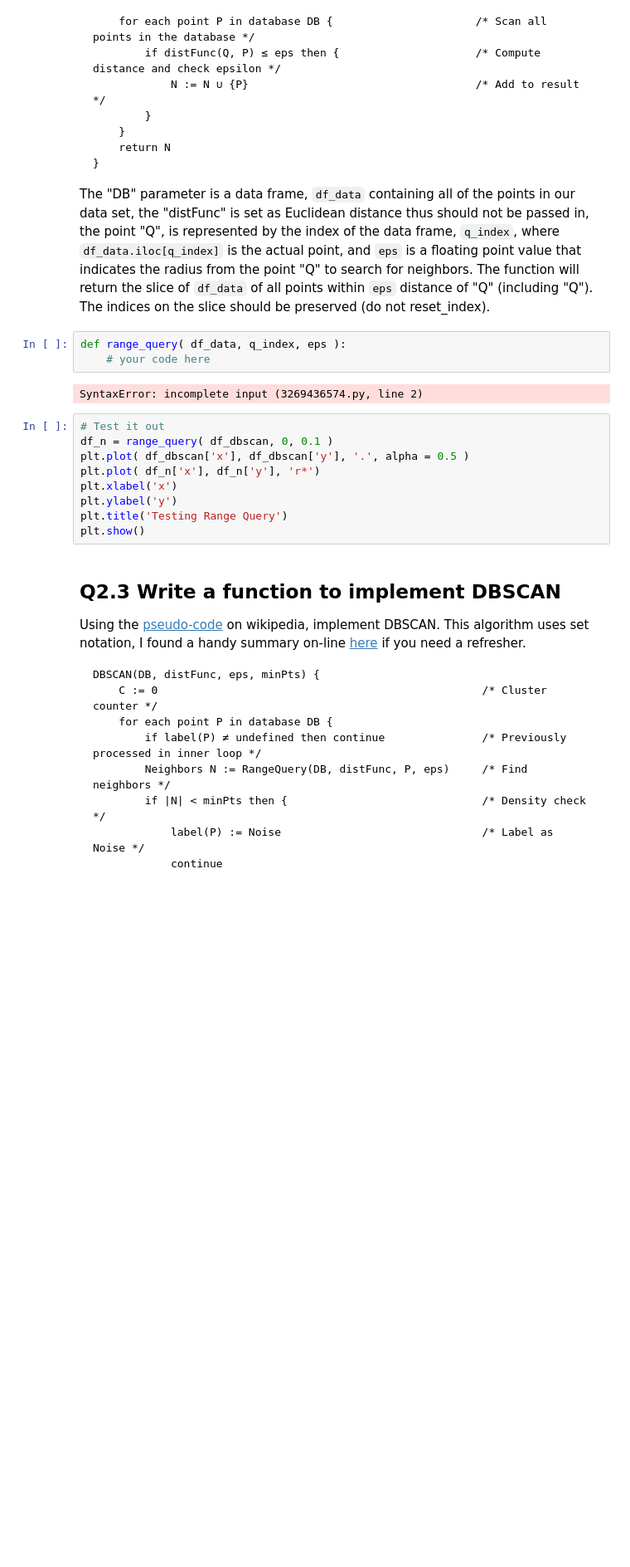
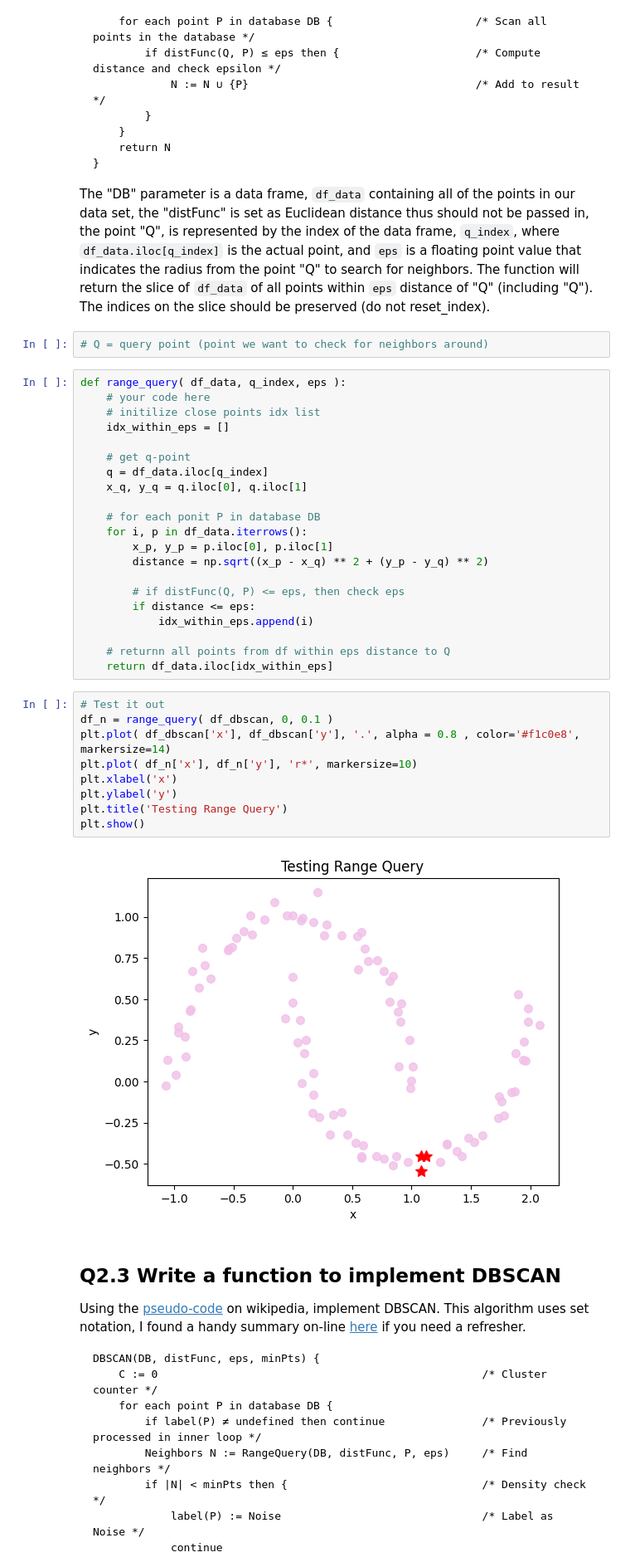
Before and after one commit to jack-mayberry/CS329E-Data-Analytics, a Jupyter notebook: Assignment 10/CS329E_HW10.ipynb, the cells around one changed output. Shown at 83% size. Cells and saved outputs as stored; diff of their text form; blank space fills up the shorter version.

````diff
--- a/Assignment 10/CS329E_HW10.ipynb
+++ b/Assignment 10/CS329E_HW10.ipynb
@@ -289,20 +289,40 @@ RangeQuery(DB, distFunc, Q, eps) {
 ```
 
 The "DB" parameter is a data frame, `df_data` containing all of the points in our data set, the "distFunc" is set as Euclidean distance thus should not be passed in, the point "Q", is represented by the index of the data frame, `q_index`, where `df_data.iloc[q_index]` is the actual point, and `eps` is a floating point value that indicates the radius from the point "Q" to search for neighbors.  The function will return the slice of `df_data` of all points within `eps` distance of "Q" (including "Q").  The indices on the slice should be preserved (do not reset_index).
-# %%
-def range_query( df_data, q_index, eps ):
-    # your code here
-# %% [output]
-SyntaxError: incomplete input (3269436574.py, line 2)
+# %%
+# Q = query point (point we want to check for neighbors around)
+# %%
+def range_query( df_data, q_index, eps ):
+    # your code here
+    # initilize close points idx list
+    idx_within_eps = []
+
+    # get q-point
+    q = df_data.iloc[q_index]
+    x_q, y_q = q.iloc[0], q.iloc[1]
+
+    # for each ponit P in database DB
+    for i, p in df_data.iterrows():
+        x_p, y_p = p.iloc[0], p.iloc[1]
+        distance = np.sqrt((x_p - x_q) ** 2 + (y_p - y_q) ** 2)
+
+        # if distFunc(Q, P) <= eps, then check eps
+        if distance <= eps:
+            idx_within_eps.append(i)
+
+    # returnn all points from df within eps distance to Q
+    return df_data.iloc[idx_within_eps]
 # %%
 # Test it out
 df_n = range_query( df_dbscan, 0, 0.1 )
-plt.plot( df_dbscan['x'], df_dbscan['y'], '.', alpha = 0.5 )
-plt.plot( df_n['x'], df_n['y'], 'r*')
+plt.plot( df_dbscan['x'], df_dbscan['y'], '.', alpha = 0.8 , color='#f1c0e8', markersize=14)
+plt.plot( df_n['x'], df_n['y'], 'r*', markersize=10)
 plt.xlabel('x')
 plt.ylabel('y')
 plt.title('Testing Range Query')
 plt.show()
+# %% [output]
+[figure, added]
 # %% [markdown]
 ## Q2.3 Write a function to implement DBSCAN
 
````
Also changed, not shown: parts of 8 cells of this notebook.
